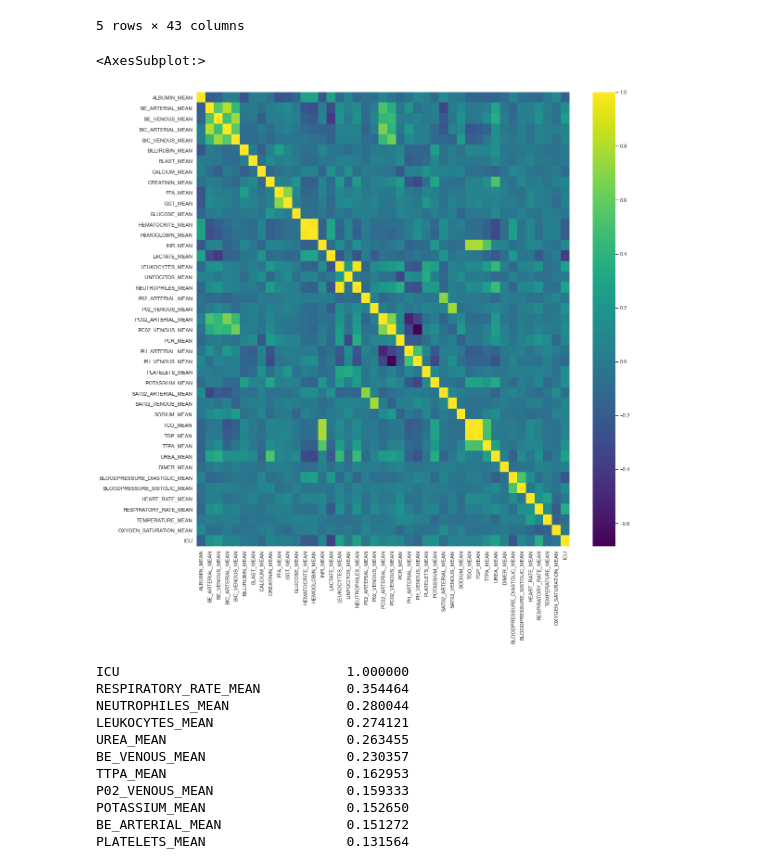
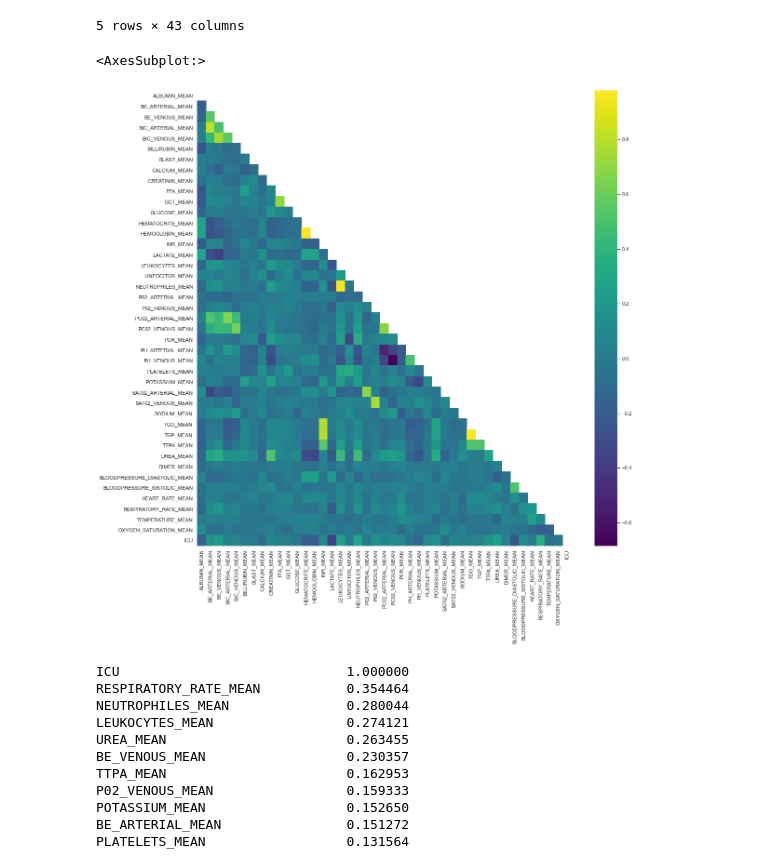
Before and after one commit to diogoslz/Bootcamp-Alura-Modulo-Projeto-final, a Jupyter notebook: Notebooks/Previsao_Covid_UTI_Projeto_final_2.ipynb, the cells around one changed output. Saved outputs shown, nothing was run; the diff lists cells and outputs as text; code cells hidden in the pictures.

```diff
--- a/Notebooks/Previsao_Covid_UTI_Projeto_final_2.ipynb
+++ b/Notebooks/Previsao_Covid_UTI_Projeto_final_2.ipynb
@@ -300,10 +302,12 @@ analise_medias.head()
 # %%
 plt.figure(figsize=(18,18))
 
-sns.heatmap(analise_medias.corr(),cmap='viridis')
+upp_mat = np.triu(analise_medias.corr().corr())
+
+sns.heatmap(analise_medias.corr(),cmap='viridis', mask = upp_mat)
 # %% [output]
 <AxesSubplot:>
-[figure, old version]
+[figure, new version]
 # %%
 analise_medias.corr()['ICU'].sort_values(ascending=False)
 # %% [output]
```
Also changed, not shown: parts of 3 cells of this notebook.
